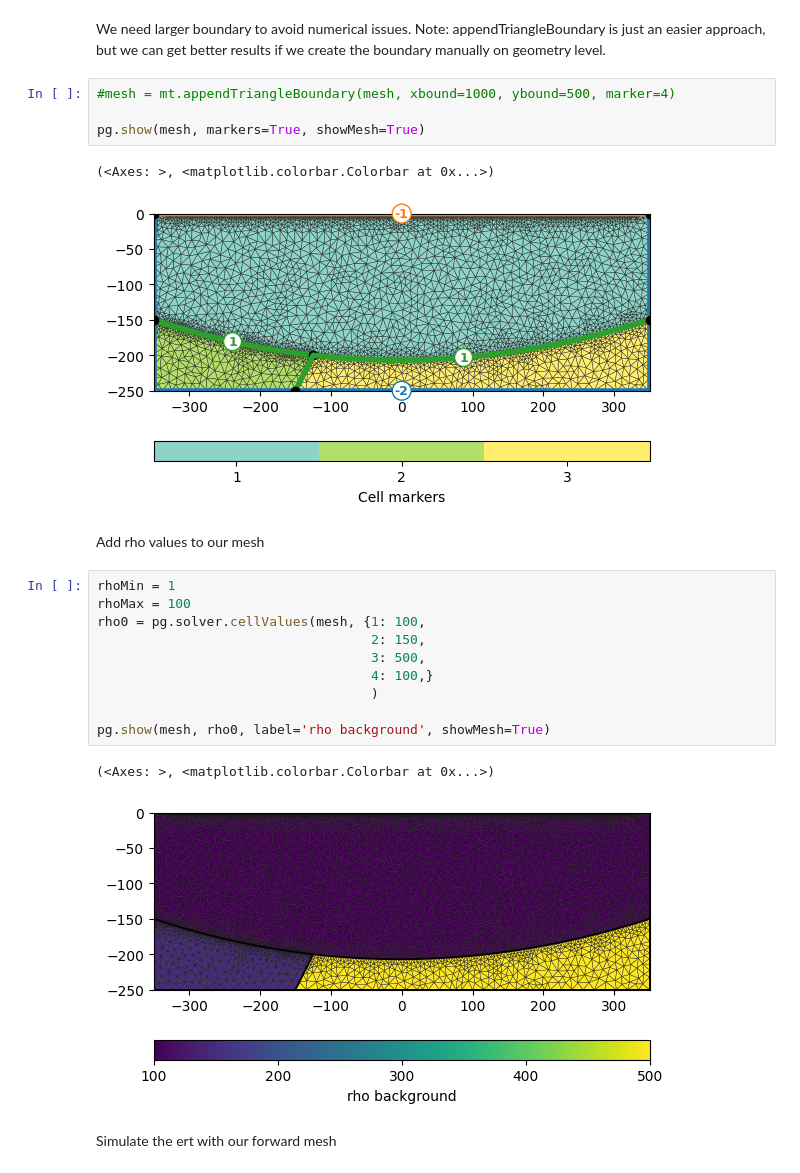
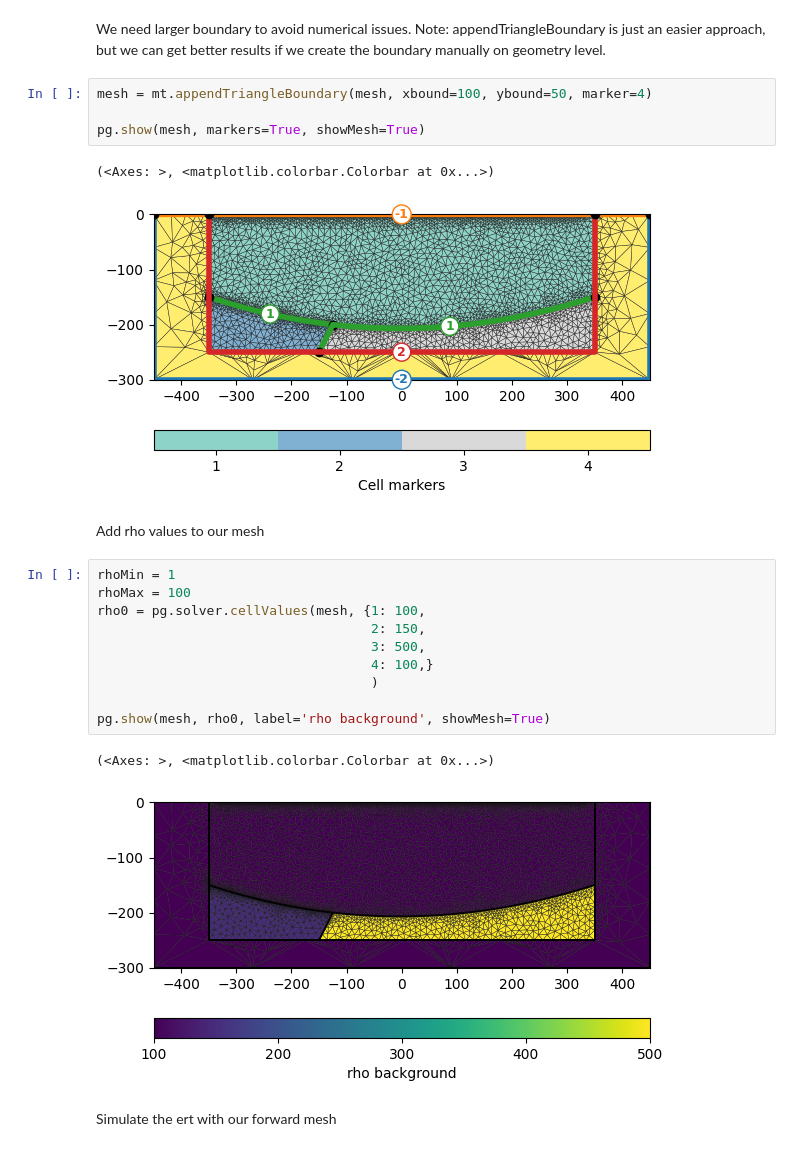
Before and after one commit to jcmefra/Aguas_Vichy, a Jupyter notebook: Modelling_complex.ipynb, the cells around one changed output. Cells and saved outputs as stored; diff of their text form.

```diff
--- a/Modelling_complex.ipynb
+++ b/Modelling_complex.ipynb
@@ -65,12 +66,12 @@ mesh = mt.createMesh(world, quality=33, area=100)
 We need larger boundary to avoid numerical issues.
 Note: appendTriangleBoundary is just an easier approach, but we can get better results if we create the boundary manually on geometry level.
 # %%
-#mesh = mt.appendTriangleBoundary(mesh, xbound=1000, ybound=500, marker=4)
+mesh = mt.appendTriangleBoundary(mesh, xbound=100, ybound=50, marker=4)
 
 pg.show(mesh, markers=True, showMesh=True)
 # %% [output]
 (<Axes: >, <matplotlib.colorbar.Colorbar at 0x...>)
-[figure, old version]
+[figure, new version]
 # %% [markdown]
 Add rho values to our mesh
 # %%
@@ -85,7 +86,7 @@ rho0 = pg.solver.cellValues(mesh, {1: 100,
 pg.show(mesh, rho0, label='rho background', showMesh=True)
 # %% [output]
 (<Axes: >, <matplotlib.colorbar.Colorbar at 0x...>)
-[figure, old version]
+[figure, new version]
 # %% [markdown]
 Simulate the ert with our forward mesh
 # %%
```
Also changed, not shown: parts of 7 cells of this notebook, 2 other files.
